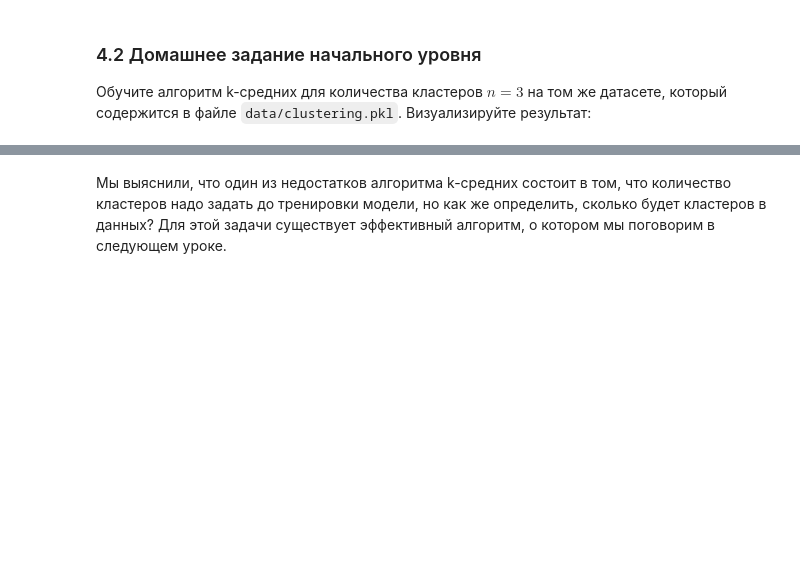
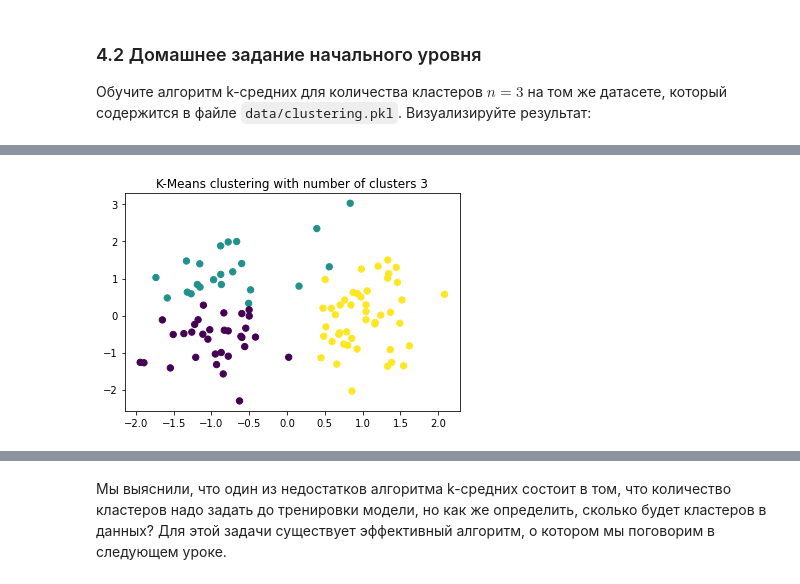
Before and after one commit to vegorovmsk/ml_beginner_level, a Jupyter notebook: 07_clasterization/jun_ml_7_hw_2.ipynb, the cells around one changed output, grey strips where cells are left out. Drawn from its saved outputs; the diff is of its cells as text; code cells hidden in the pictures; blank space fills up the shorter version.

```diff
--- a/07_clasterization/jun_ml_7_hw_2.ipynb
+++ b/07_clasterization/jun_ml_7_hw_2.ipynb
@@ -44,3 +65,13 @@ centroid = np.array([-0.9774245525274352, -0.032635425821084516])
+# %%
+from sklearn.cluster import KMeans
+
+model = KMeans(n_clusters=3, random_state=17).fit(X)
+
+plt.scatter(X[:, 0], X[:, 1], 40, marker='o', c=model.labels_)
+plt.title("K-Means clustering with number of clusters 3")
+plt.show()
+# %% [output]
+[figure, added]
 # %% [markdown]
 ### 4.3 Домашнее задание высокого уровня
 
```
Also changed, not shown: parts of 5 cells of this notebook.
